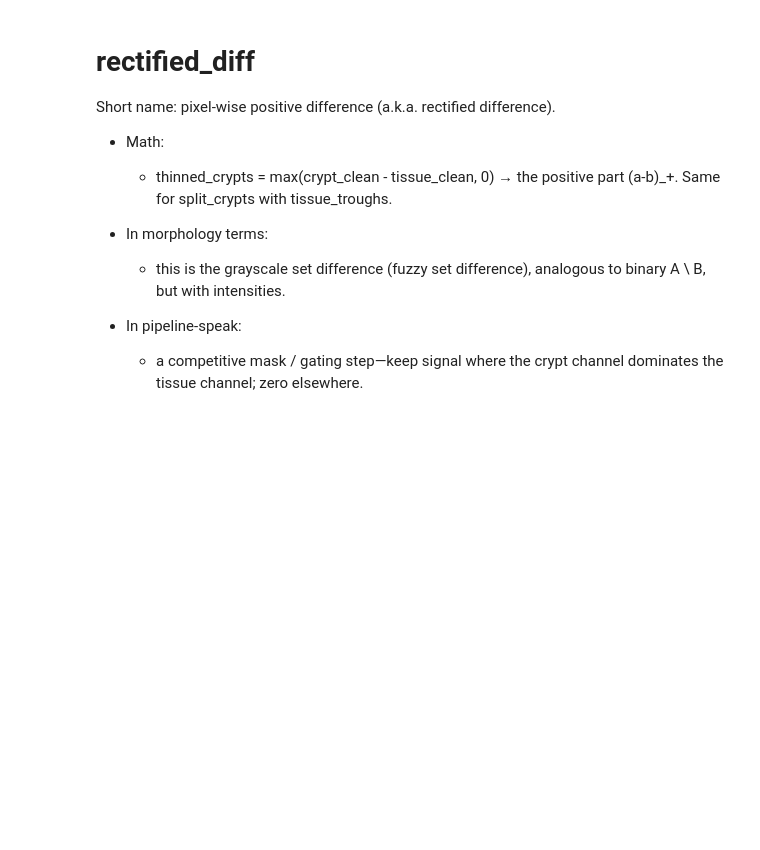
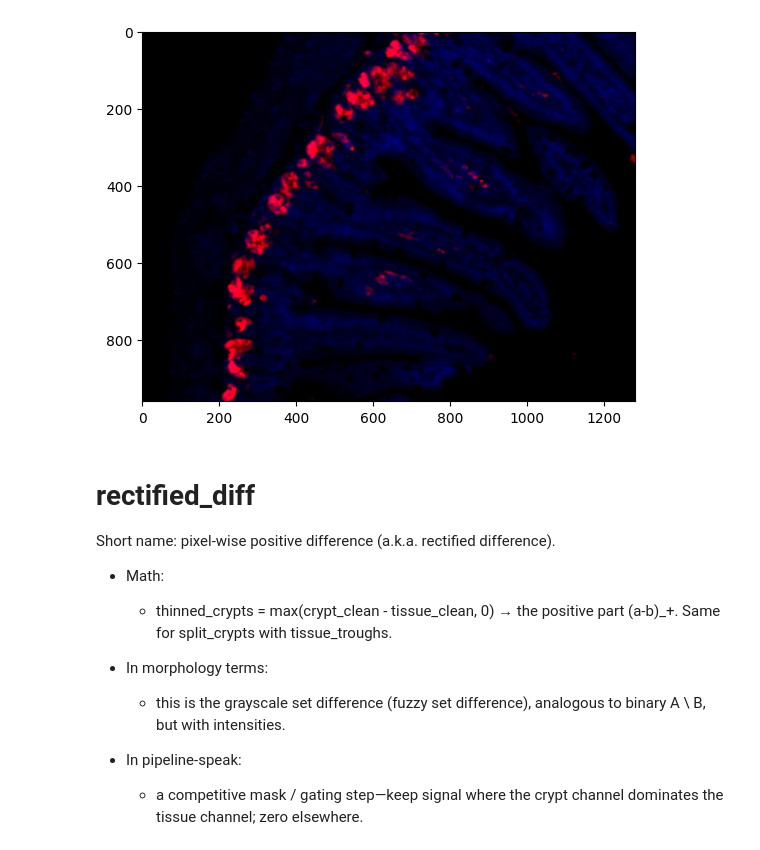
Before and after one commit to pbert5/lysozyme-stain-quantification, a Jupyter notebook: consolidated_new_morph.ipynb, the cells around one changed output. Saved outputs shown, nothing was run; the diff lists cells and outputs as text; code cells hidden in the pictures; blank space fills up the shorter version.

```diff
--- a/consolidated_new_morph.ipynb
+++ b/consolidated_new_morph.ipynb
@@ -15 +110,15 @@ _, crypts, dapi = minmax(image[:,:,0]), minmax(image[:,:,1]), minmax(image[:,:,2
+# %%
+evil_G3FR = remove_rectangles(tiff.imread('/home/phillip/documents/lysozyme/lysozyme images/Jej LYZ/G3/G3FR - 2.tif'))
+plt.imshow(evil_G3FR)
+
+list_of_images_to_try = [ #(crypt, dapi)
+    ("Jej-2",tiff.imread('/home/phillip/documents/yen-lab-discussion/rfp/Lyz Fabp1/CDKO 158.1/Jej-2c2.tif')[...,1],
+     tiff.imread('/home/phillip/documents/yen-lab-discussion/rfp/Lyz Fabp1/CDKO 158.1/Jej-2c1.tif')[...,2]),
+    ("Jej-3",tiff.imread('/home/phillip/documents/yen-lab-discussion/rfp/Lyz Fabp1/CDKO 158.1/Jej-3c2.tif')[...,1],
+     tiff.imread('/home/phillip/documents/yen-lab-discussion/rfp/Lyz Fabp1/CDKO 158.1/Jej-3c1.tif')[...,2]),
+    ("G3FR",evil_G3FR[...,0],
+     evil_G3FR[...,2])
+    ]
+# %% [output]
+[figure, added]
 # %%
```
Also changed, not shown: parts of 12 cells of this notebook.
